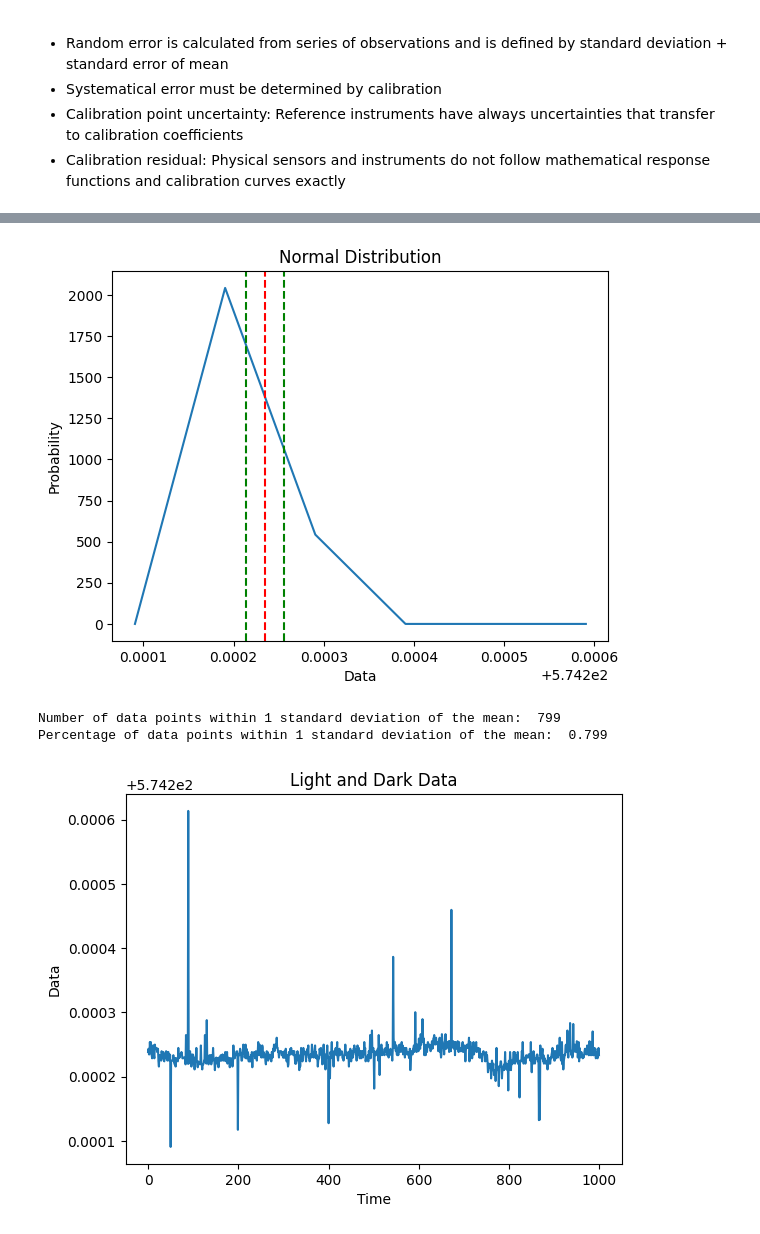
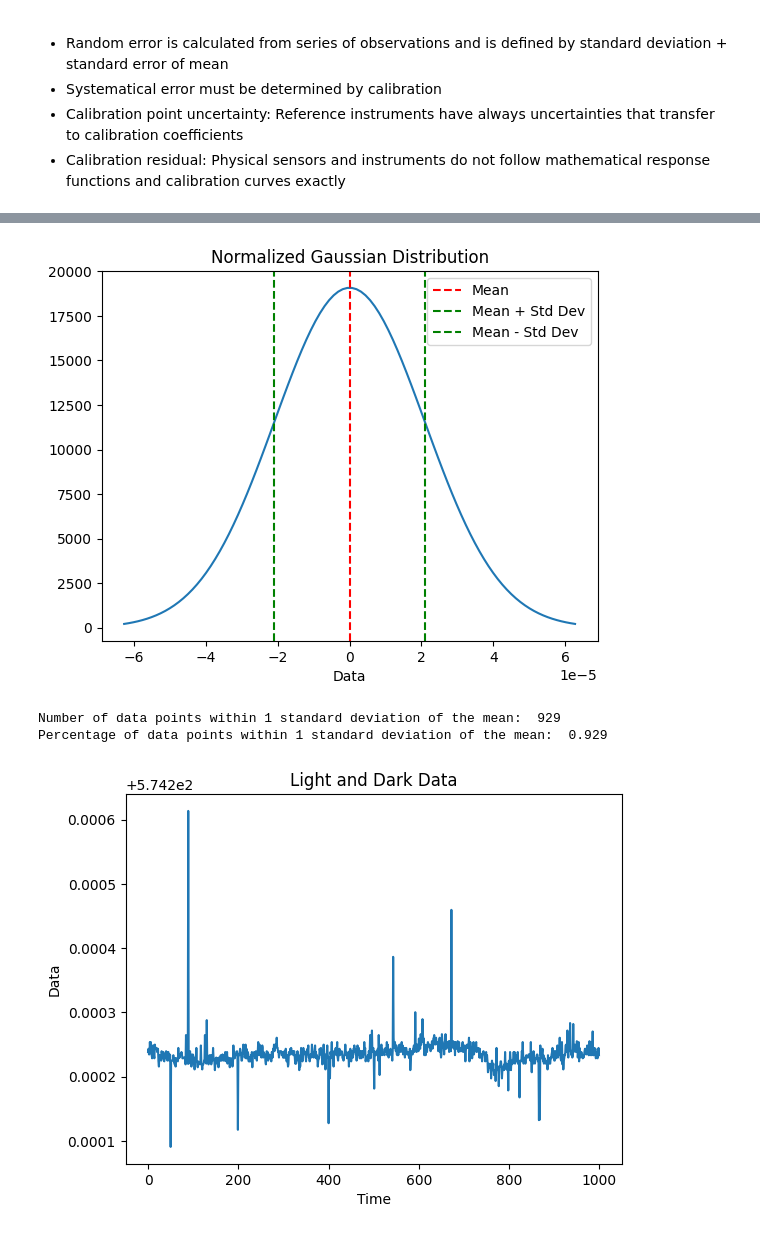
Before and after one commit to walterairs/ESP32photoresistor, a Jupyter notebook: analysis/uncertainty.ipynb, the cells around one changed output, grey strips where cells are left out. Saved outputs shown, nothing was run; the diff lists cells and outputs as text; code cells hidden in the pictures.

```diff
--- a/analysis/uncertainty.ipynb
+++ b/analysis/uncertainty.ipynb
@@ -18,11 +18,14 @@ static_data = [i for i in static_data if i != '']
 static_data = [float(i) for i in static_data]
 static_data = np.array(static_data)
 
-data_mean = np.mean(static_data)
-data_std = np.std(static_data)
-data_var = np.var(static_data)
-data_cov = np.cov(static_data)
-data_corr = np.corrcoef(static_data)
+# Subtract the mean to center the Gaussian distribution at 0
+static_data_centered = static_data - np.mean(static_data)
+
+data_mean = np.mean(static_data_centered)
+data_std = np.std(static_data_centered)
+data_var = np.var(static_data_centered)
+data_cov = np.cov(static_data_centered)
+data_corr = np.corrcoef(static_data_centered)
 
 print('Mean: ', data_mean)
 print('Standard Deviation: ', data_std)
@@ -31,17 +34,21 @@ print('Covariance: ', data_cov)
 print('Correlation: ', data_corr)
 
 
-# lets calculate the normal distribution
-x = np.arange(static_data.min(),static_data.max(),0.0001)
+# Calculate the normal distribution
+x = np.linspace(data_mean - 3 * data_std, data_mean + 3 * data_std, 100)
 y = scipy.stats.norm.pdf(x, data_mean, data_std)
 
-# plot the normal distribution
-plt.plot(x,y)
-plt.title('Normal Distribution')
+# Normalize the y-values for probability
+y = y / np.trapz(y, x)
+
+# Plot the normal distribution
+plt.plot(x, y)
+plt.title('Normalized Gaussian Distribution')
 plt.xlabel('Data')
-plt.ylabel('Probability')
-plt.axvline(x=data_mean, color='r', linestyle='--')
-plt.axvline(x=data_mean+data_std, color='g', linestyle='--')
-plt.axvline(x=data_mean-data_std, color='g', linestyle='--')
+plt.axvline(x=data_mean, color='r', linestyle='--', label='Mean')
+plt.axvline(x=data_mean + data_std, color='g', linestyle='--', label='Mean + Std Dev')
+plt.axvline(x=data_mean - data_std, color='g', linestyle='--', label='Mean - Std Dev')
+plt.legend()
+
 plt.show()
 # %% [output]
@@ -52,5 +59,5 @@ Covariance:  4.376869609113118e-10
 Correlation:  1.0
-[figure, old version]
+[figure, new version]
 # %%
 # lets calculate how many data points are within 1 standard deviation
 # of the mean
@@ -62,8 +69,8 @@ for i in static_data:
 print('Number of data points within 1 standard deviation of the mean: ', count)
 print('Percentage of data points within 1 standard deviation of the mean: ', count/len(static_data))
 # %% [output]
-Number of data points within 1 standard deviation of the mean:  799
-Percentage of data points within 1 standard deviation of the mean:  0.799
+Number of data points within 1 standard deviation of the mean:  929
+Percentage of data points within 1 standard deviation of the mean:  0.929
 # %%
 #lets take the light and dark file and watch the data change
 light_n_dark = open('bright_n_dark.txt', 'r')
```
Also changed, not shown: parts of 1 cell of this notebook.
